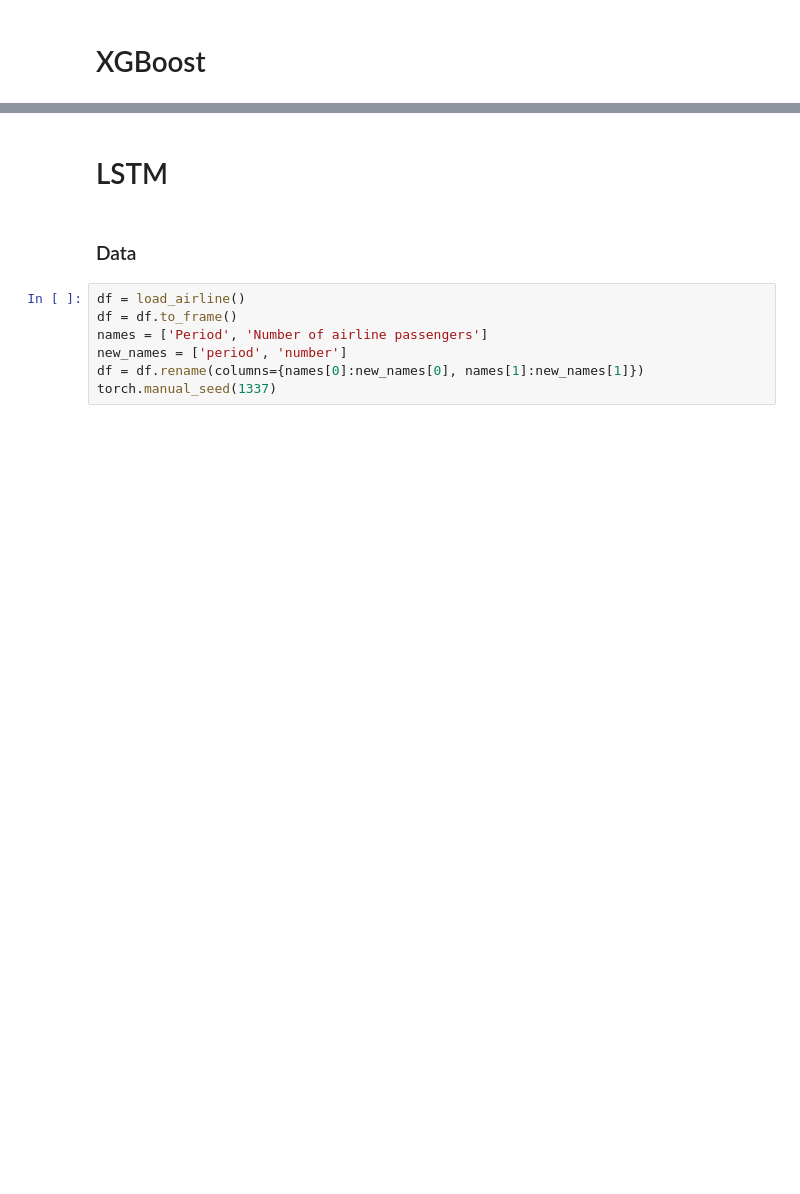
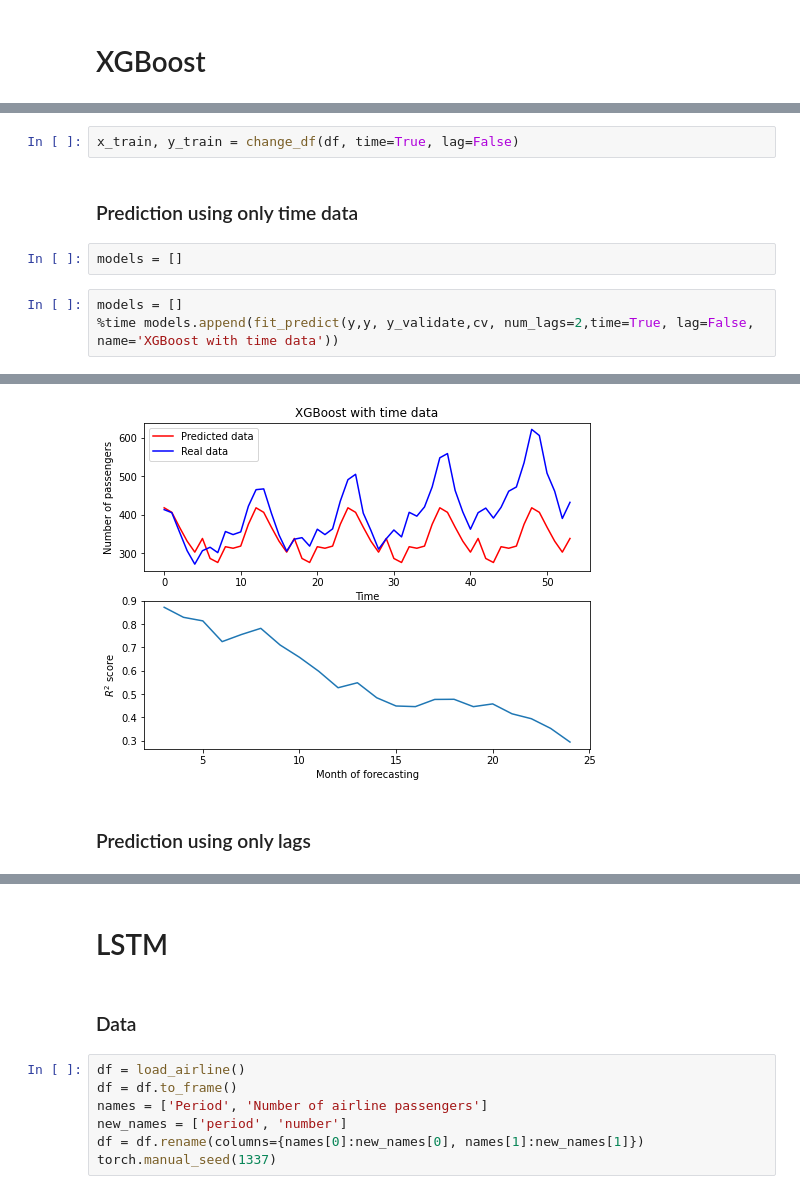
Before and after one commit to GeorgyMkrtchyan/ROCKET-project, a Jupyter notebook: ROCKET_final.ipynb, the cells around one changed output, grey strips where cells are left out. Saved outputs shown, nothing was run; the diff lists cells and outputs as text; blank space fills up the shorter version.

```diff
--- a/ROCKET_final.ipynb
+++ b/ROCKET_final.ipynb
@@ -94,0 +137,10 @@ plt.xlabel('$q$',fontsize=15);
+# %%
+x_train, y_train = change_df(df, time=True, lag=False)
+# %% [markdown]
+### Prediction using only time data
+# %%
+models = []
+# %%
+models = []
+%time models.append(fit_predict(y,y, y_validate,cv, num_lags=2,time=True, lag=False, name='XGBoost with time data'))
+# %% [output]
@@ -94,0 +150,3 @@ plt.xlabel('$q$',fontsize=15);
+[figure, added]
+# %% [markdown]
+###  Prediction using only lags
```
Also changed, not shown: parts of 23 cells of this notebook, 1 other file.
